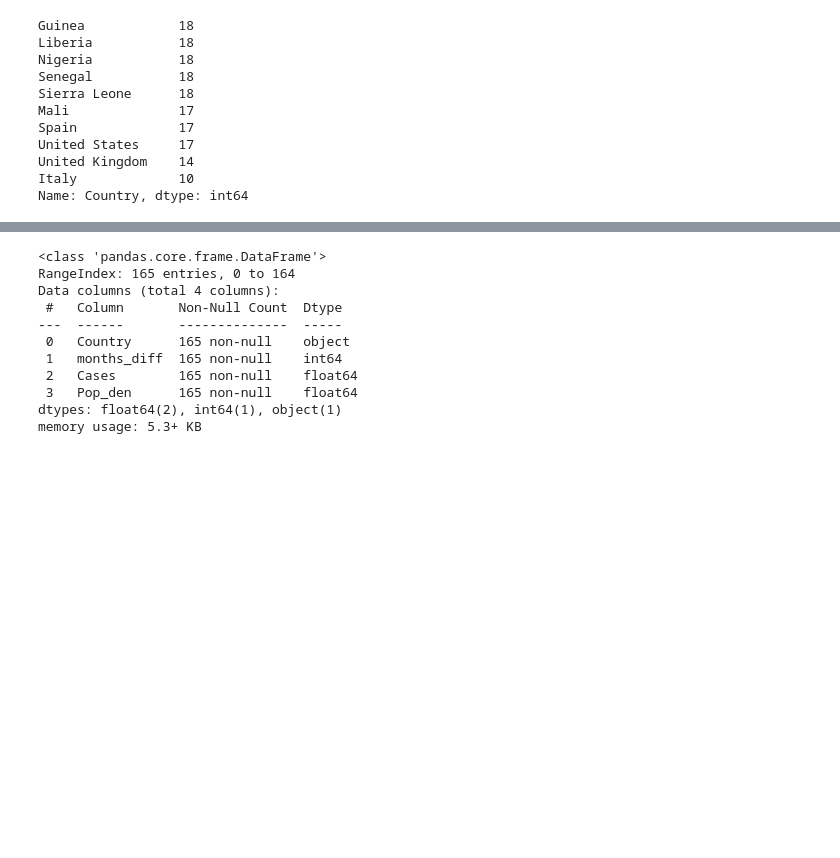
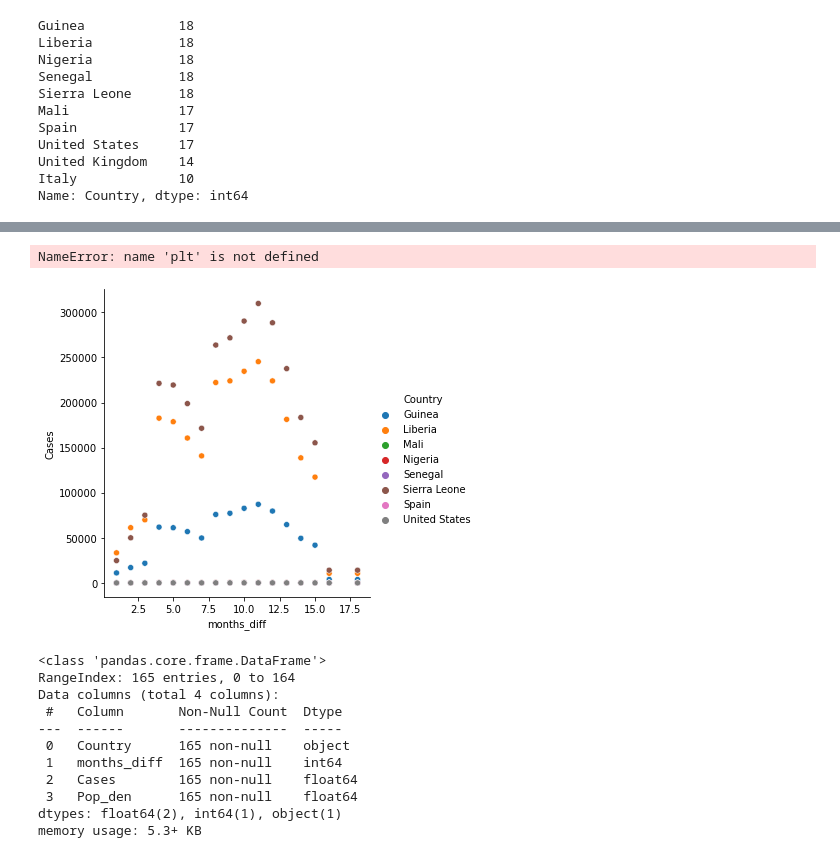
Before and after one commit to emimarch/BDA-Project, a Jupyter notebook: merge_data.ipynb, the cells around one changed output, grey strips where cells are left out. Saved outputs shown, nothing was run; the diff lists cells and outputs as text; code cells hidden in the pictures; blank space fills up the shorter version.

```diff
--- a/merge_data.ipynb
+++ b/merge_data.ipynb
@@ -572,0 +636,7 @@ Name: Country, dtype: int64
+# %%
+grouped = grouped[grouped['months_diff']!= 0]
+sns.relplot(data=grouped, x='months_diff', y='Cases', hue='Country')
+plt.show()
+# %% [output]
+NameError: name 'plt' is not defined
+[figure, added]
```
Also changed, not shown: parts of 7 cells of this notebook, 2 other files.
